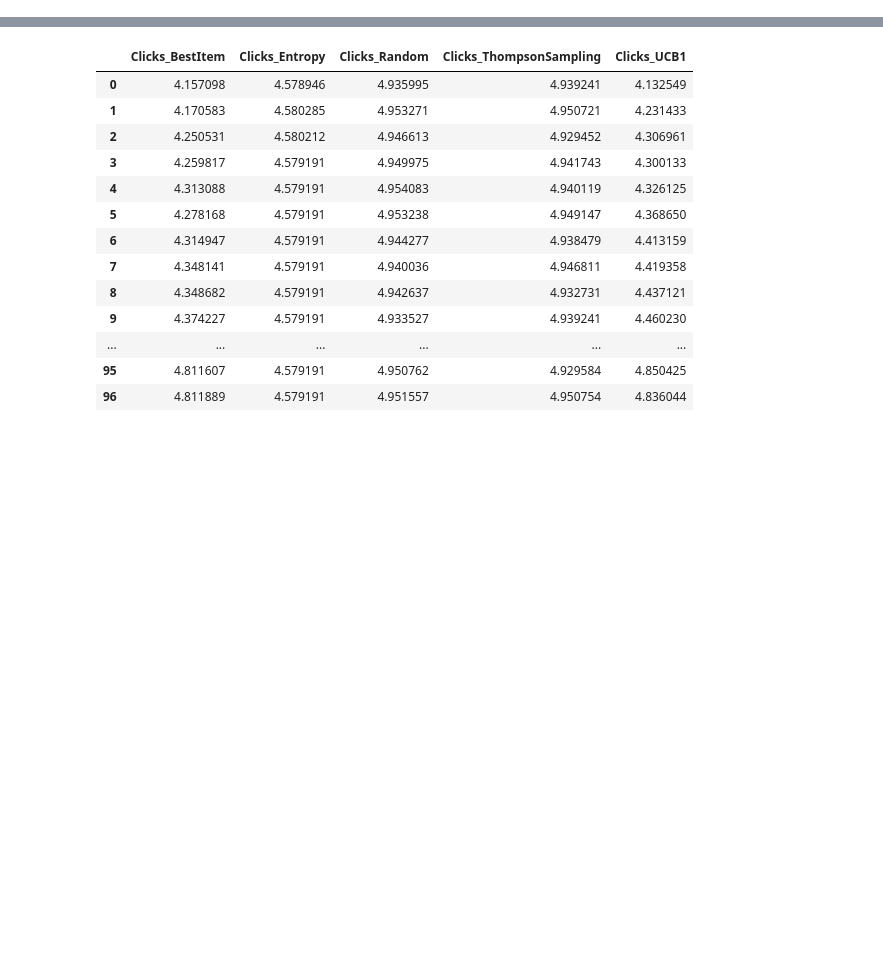
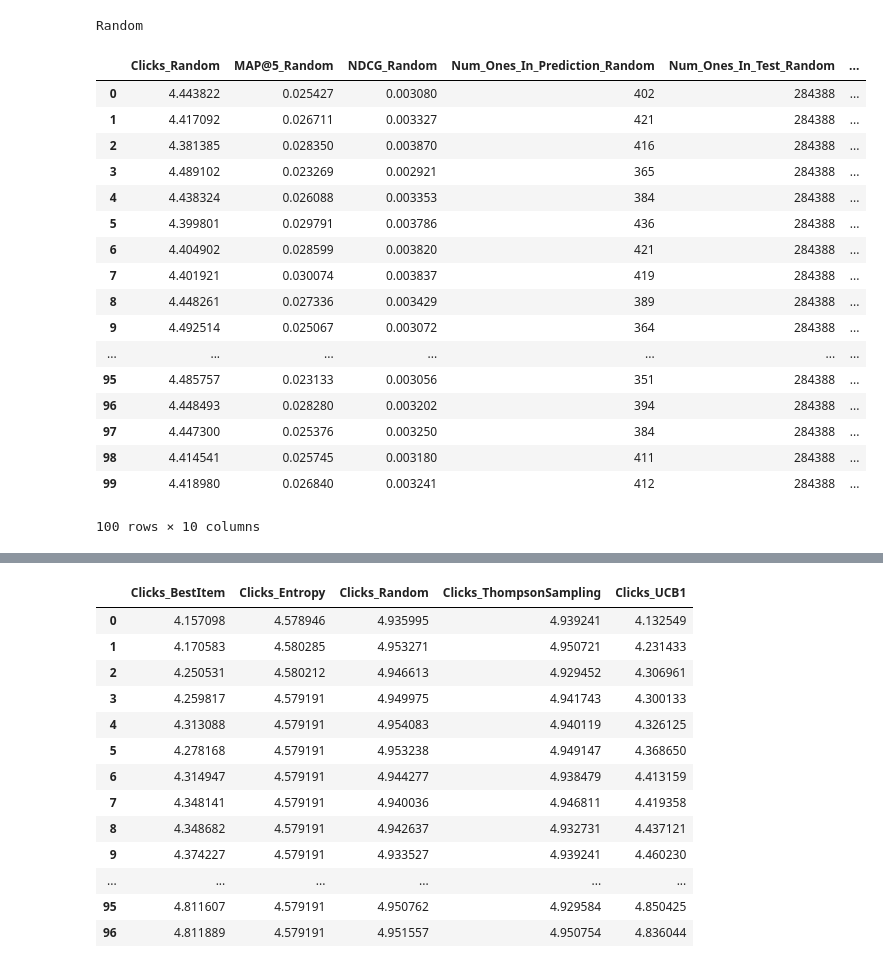
Before and after one commit to wuga214/Q-VAE-Recommendation, a Jupyter notebook: Kai Plot/Plot.ipynb, the cells around one changed output, grey strips where cells are left out. Saved outputs shown, nothing was run; the diff lists cells and outputs as text; code cells hidden in the pictures; blank space fills up the shorter version.

```diff
--- a/Kai Plot/Plot.ipynb
+++ b/Kai Plot/Plot.ipynb
@@ -21,6 +21,28 @@ def preprocess_df(name):
     df['Recall@5_' + al_model] = df['Recall@5_' + al_model].apply(lambda x: x[0])
     df['Clicks_' + al_model] = df['Clicks_' + al_model].apply(lambda x: x[0])
     return df
+# %%
+preprocess_df("Random_IFVAE_Latent_True_100steps_5items_per_step_per_user")
+# %% [output]
+Random
+|  | Clicks_Random | MAP@5_Random | NDCG_Random | Num_Ones_In_Prediction_Random | Num_Ones_In_Test_Random | ... |
+| 0 | 4.443822 | 0.025427 | 0.003080 | 402 | 284388 | ... |
+| 1 | 4.417092 | 0.026711 | 0.003327 | 421 | 284388 | ... |
+| 2 | 4.381385 | 0.028350 | 0.003870 | 416 | 284388 | ... |
+| 3 | 4.489102 | 0.023269 | 0.002921 | 365 | 284388 | ... |
+| 4 | 4.438324 | 0.026088 | 0.003353 | 384 | 284388 | ... |
+| 5 | 4.399801 | 0.029791 | 0.003786 | 436 | 284388 | ... |
+| 6 | 4.404902 | 0.028599 | 0.003820 | 421 | 284388 | ... |
+| 7 | 4.401921 | 0.030074 | 0.003837 | 419 | 284388 | ... |
+| 8 | 4.448261 | 0.027336 | 0.003429 | 389 | 284388 | ... |
+| 9 | 4.492514 | 0.025067 | 0.003072 | 364 | 284388 | ... |
+| ... | ... | ... | ... | ... | ... | ... |
+| 95 | 4.485757 | 0.023133 | 0.003056 | 351 | 284388 | ... |
+| 96 | 4.448493 | 0.028280 | 0.003202 | 394 | 284388 | ... |
+| 97 | 4.447300 | 0.025376 | 0.003250 | 384 | 284388 | ... |
+| 98 | 4.414541 | 0.025745 | 0.003180 | 411 | 284388 | ... |
+| 99 | 4.418980 | 0.026840 | 0.003241 | 412 | 284388 | ... |
+100 rows × 10 columns
 # %%
 def plot(al_model_list):
     num_dfs = len(al_model_list)
```
Also changed, not shown: parts of 1 cell of this notebook, 13 other files.
